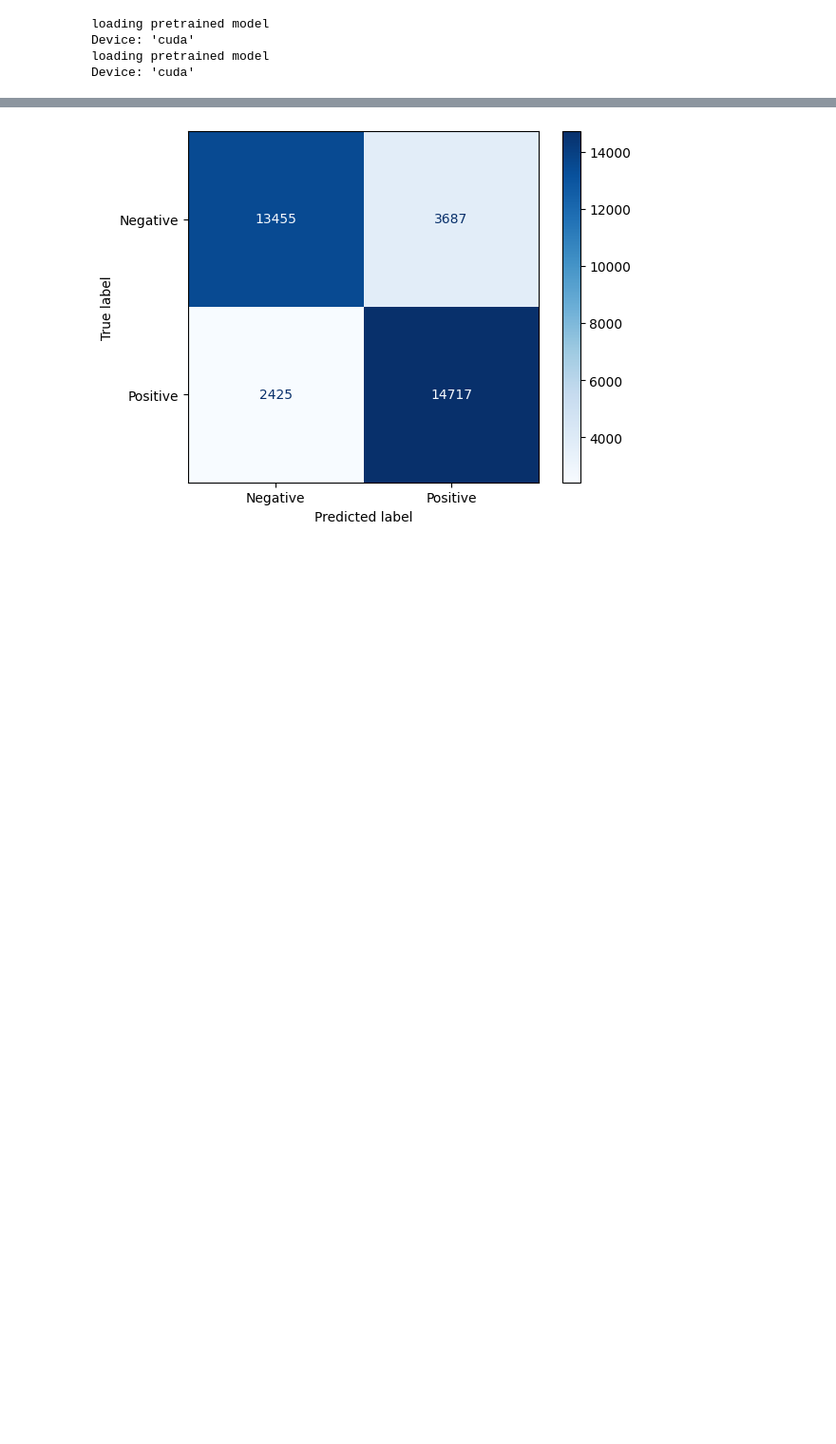
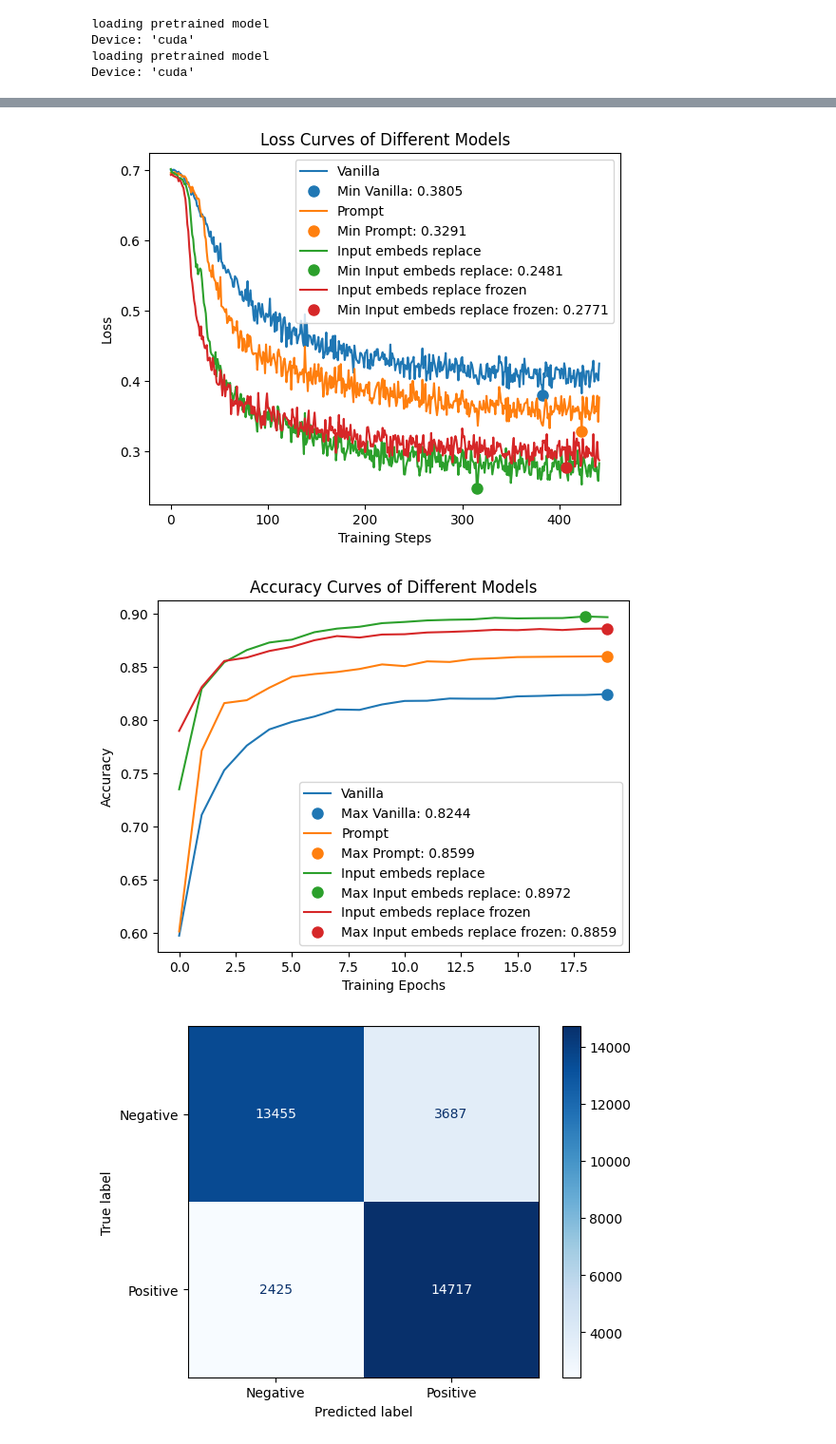
Before and after one commit to AhmadHAW/Hauptprojekt, a Jupyter notebook: evaluation.ipynb, the cells around one changed output, grey strips where cells are left out. Shown at 95% size. Saved outputs shown, nothing was run; the diff lists cells and outputs as text; code cells hidden in the pictures; blank space fills up the shorter version.

```diff
--- a/evaluation.ipynb
+++ b/evaluation.ipynb
@@ -14 +39,4 @@ from llm_manager import (
+# %%
+df = MovieLensManager.load_dataset_from_hub("AhmadPython/MovieLens_KGE")
+exp = MovieLensExplainabilityModule(df)
 # %%
@@ -114,0 +200,10 @@ input_embeds_replace_frozen_bert_classifier._plot_training_loss_and_accuracy(
+# %%
+exp.plot_training_losses(
+    root_path=f"{ROOT}/llm", save_path="./images/training_losses.png"
+)
+exp.plot_training_accuracies(
+    root_path=f"{ROOT}/llm", save_path="./images/training_accuracies.png"
+)
+# %% [output]
+[figure, added]
+[figure, added]
```
Also changed, not shown: parts of 10 cells of this notebook, 15 other files.
